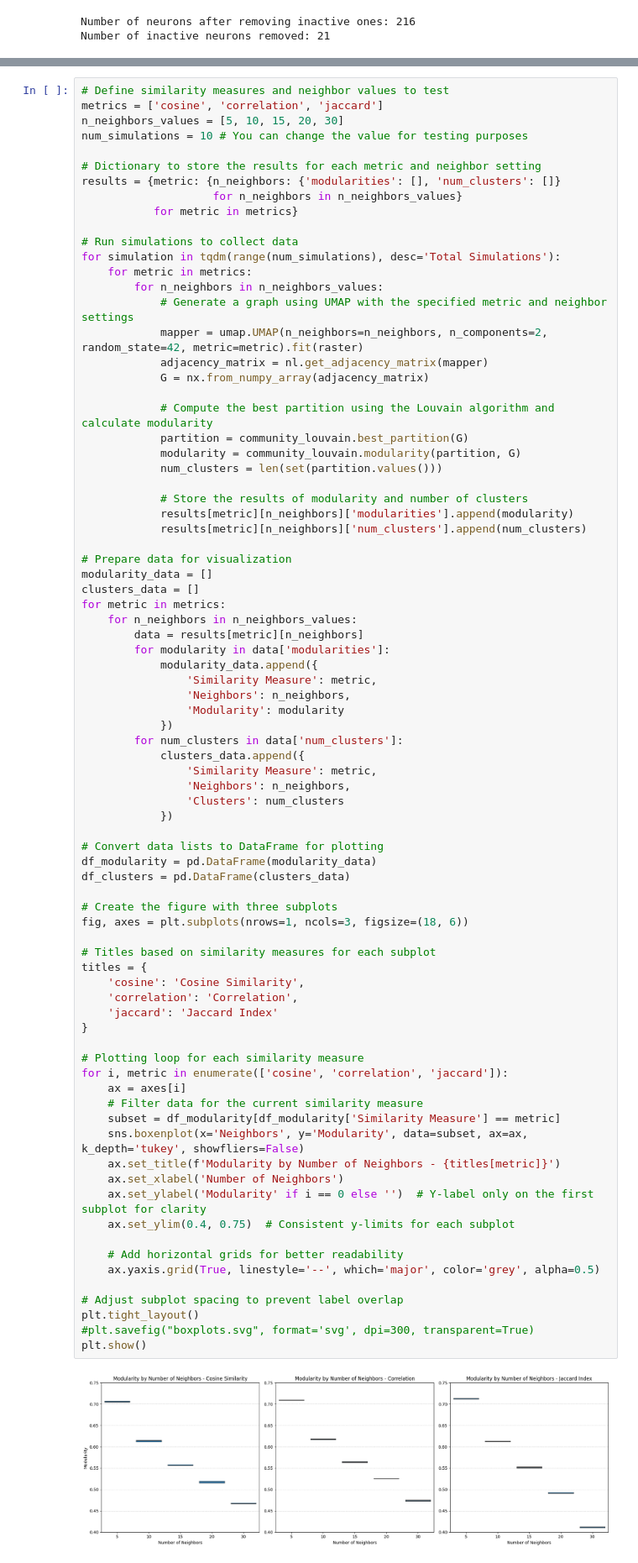
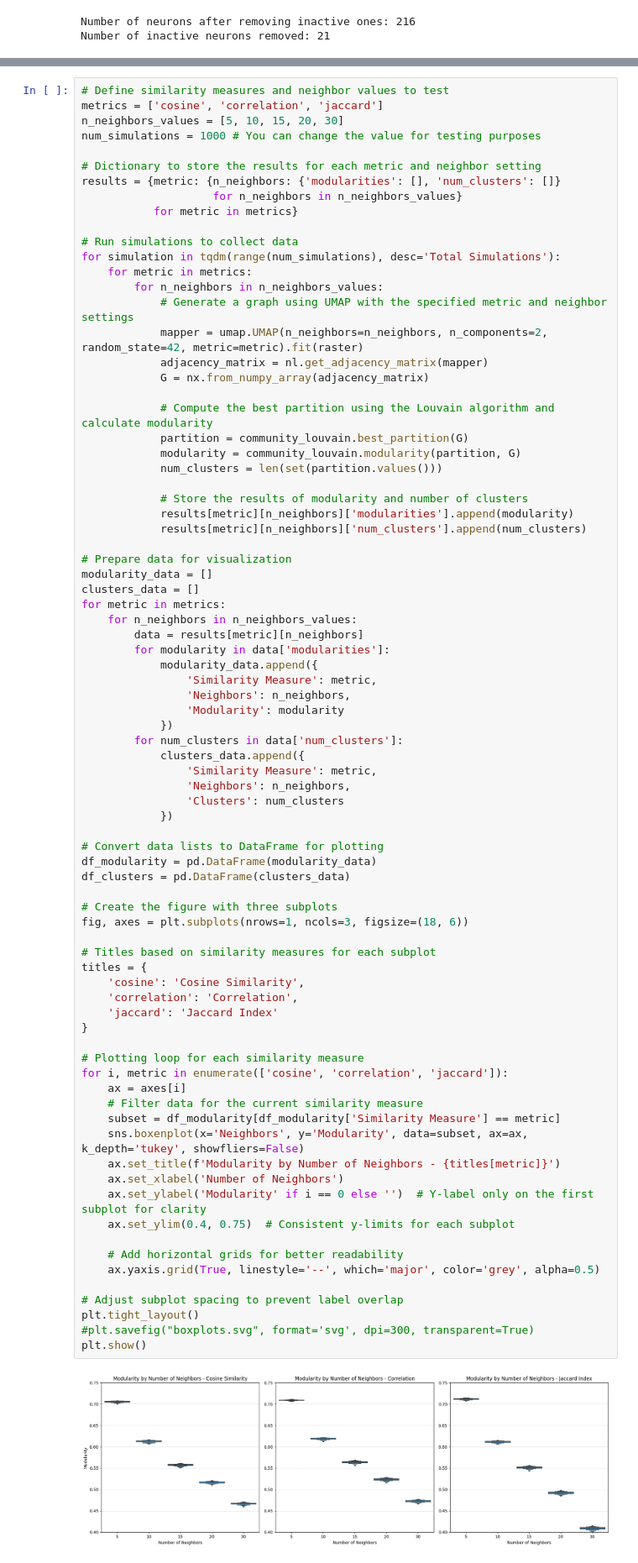
Before and after one commit to MiguelSerranoReyes/NeuralEnsembleGraphTools, a Jupyter notebook: Identifying_Neuronal_Ensembles.ipynb, the cells around one changed output, grey strips where cells are left out. Shown at 84% size. Cells and saved outputs as stored; diff of their text form.

```diff
--- a/Identifying_Neuronal_Ensembles.ipynb
+++ b/Identifying_Neuronal_Ensembles.ipynb
@@ -205,7 +205,7 @@ We run a thousand simulations for each combination of similarity measure and num
 # Define similarity measures and neighbor values to test
 metrics = ['cosine', 'correlation', 'jaccard']
 n_neighbors_values = [5, 10, 15, 20, 30]
-num_simulations = 10 # You can change the value for testing purposes
+num_simulations = 1000 # You can change the value for testing purposes
 
 # Dictionary to store the results for each metric and neighbor setting
 results = {metric: {n_neighbors: {'modularities': [], 'num_clusters': []}
@@ -255,34 +255,34 @@ df_clusters = pd.DataFrame(clusters_data)
 
 # Create the figure with three subplots
 fig, axes = plt.subplots(nrows=1, ncols=3, figsize=(18, 6))
 
 # Titles based on similarity measures for each subplot
 titles = {
     'cosine': 'Cosine Similarity',
     'correlation': 'Correlation',
     'jaccard': 'Jaccard Index'
 }
 
 # Plotting loop for each similarity measure
 for i, metric in enumerate(['cosine', 'correlation', 'jaccard']):
     ax = axes[i]
     # Filter data for the current similarity measure
     subset = df_modularity[df_modularity['Similarity Measure'] == metric]
     sns.boxenplot(x='Neighbors', y='Modularity', data=subset, ax=ax, k_depth='tukey', showfliers=False)
     ax.set_title(f'Modularity by Number of Neighbors - {titles[metric]}')
     ax.set_xlabel('Number of Neighbors')
     ax.set_ylabel('Modularity' if i == 0 else '')  # Y-label only on the first subplot for clarity
     ax.set_ylim(0.4, 0.75)  # Consistent y-limits for each subplot
 
     # Add horizontal grids for better readability
     ax.yaxis.grid(True, linestyle='--', which='major', color='grey', alpha=0.5)
 
 # Adjust subplot spacing to prevent label overlap
 plt.tight_layout()
 #plt.savefig("boxplots.svg", format='svg', dpi=300, transparent=True)
 plt.show()
 # %% [output]
-[figure, old version]
+[figure, new version]
 # %% [markdown]
 ## Heatmap Visualization of Cluster Counts
 
```
Also changed, not shown: parts of 5 cells of this notebook, 2 other files.
